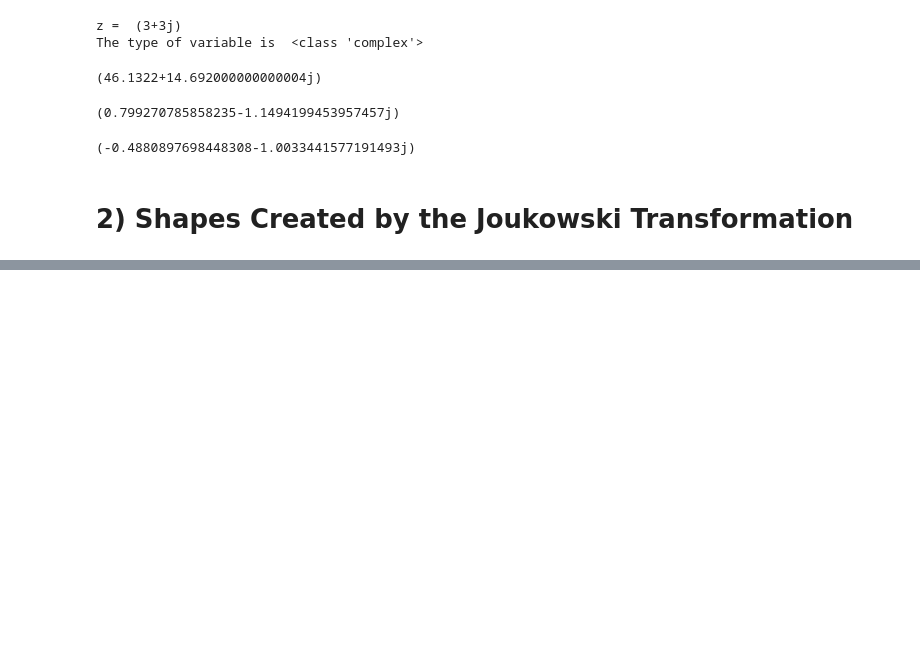
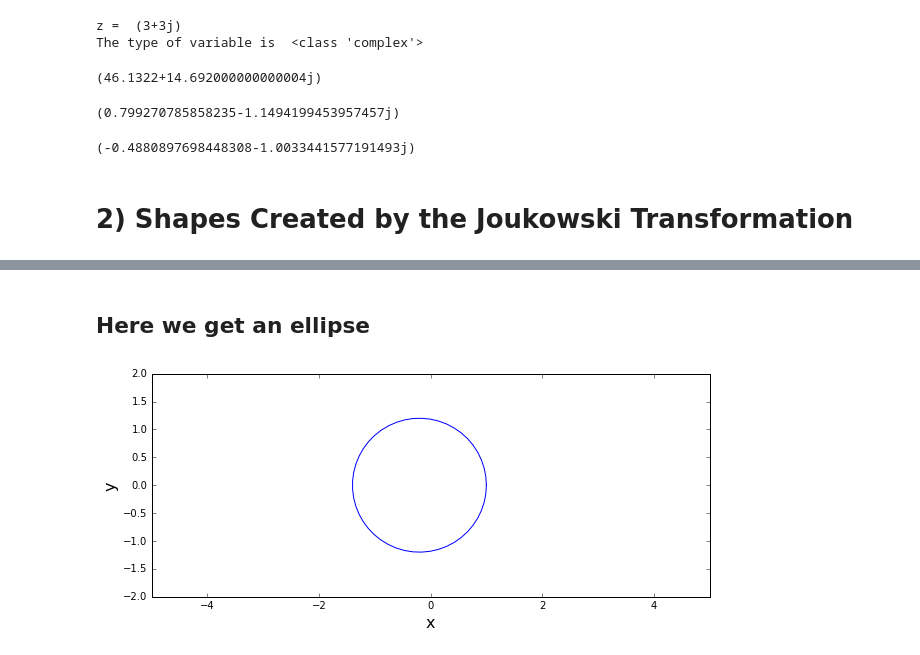
Before and after one commit to Pjgeno14/mae6226-workspace, a Jupyter notebook: Assignment-2.ipynb, the cells around one changed output, grey strips where cells are left out. Cells and saved outputs as stored; diff of their text form; code cells hidden in the pictures; blank space fills up the shorter version.

```diff
--- a/Assignment-2.ipynb
+++ b/Assignment-2.ipynb
@@ -63,0 +84,16 @@ def joukowski(zeta, constant):
+# %% [markdown]
+## Here we get an ellipse
+# %%
+# choose different radius
+R = 1.2
+z = R*math.e**(1j*theta)+(c-R)
+
+# plot on z-plane
+pyplot.figure(figsize=(size,(y_end-y_start)/(x_end-x_start)*size))
+pyplot.xlabel('x', fontsize=16)
+pyplot.ylabel('y', fontsize=16)
+pyplot.xlim(x_start, x_end)
+pyplot.ylim(y_start, y_end)
+pyplot.plot(z.real, z.imag);
+# %% [output]
+[figure, added]
```
Also changed, not shown: parts of 23 cells of this notebook.
